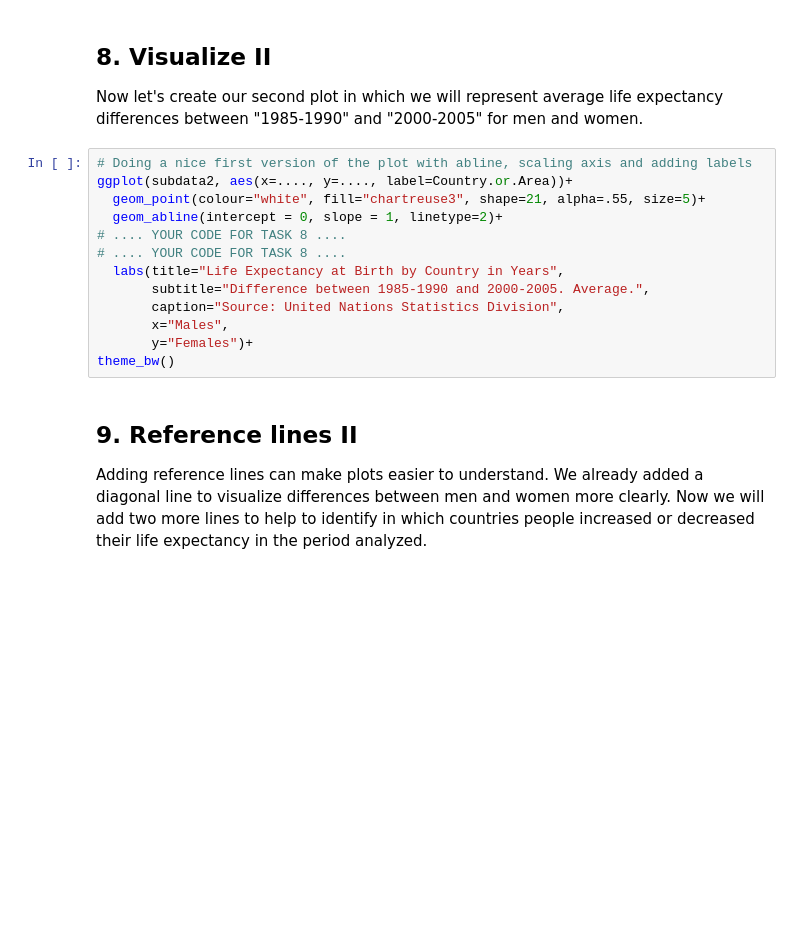
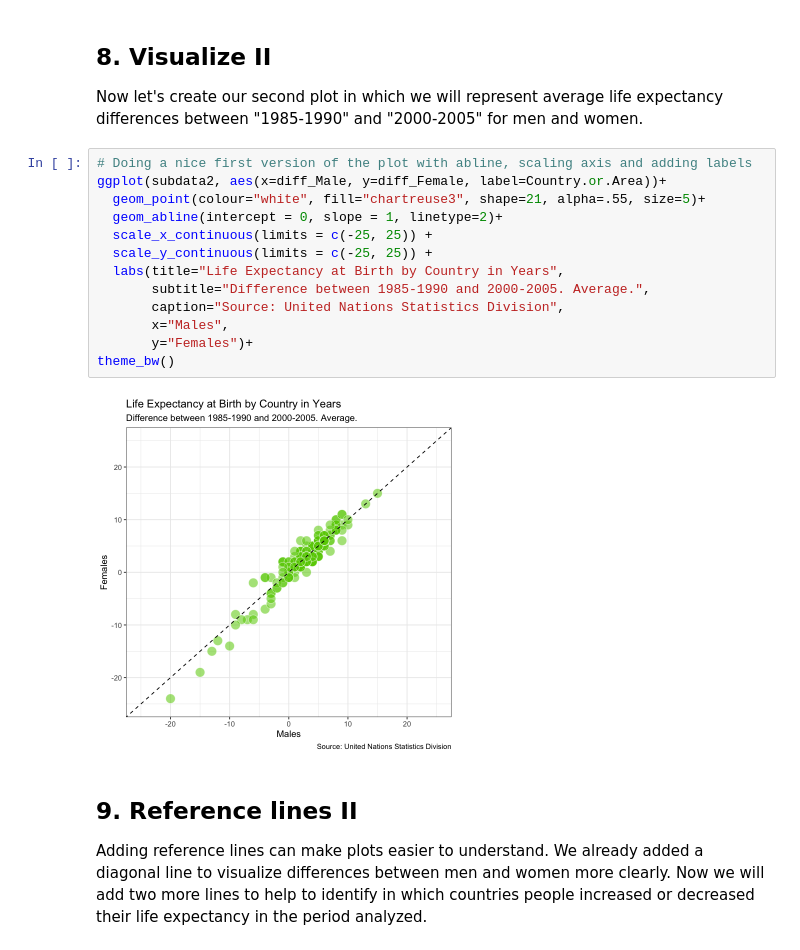
Before and after one commit to JeremyTallant/life_expectancy, a Jupyter notebook: life_analysis.ipynb, the cells around one changed output. Drawn from its saved outputs; the diff is of its cells as text; blank space fills up the shorter version.

```diff
--- a/life_analysis.ipynb
+++ b/life_analysis.ipynb
@@ -157,17 +157,19 @@ A data.frame: 6 × 10
 <p>Now let's create our second plot in which we will represent average life expectancy differences between "1985-1990" and "2000-2005" for men and women.</p>
 # %%
 # Doing a nice first version of the plot with abline, scaling axis and adding labels
-ggplot(subdata2, aes(x=...., y=...., label=Country.or.Area))+
+ggplot(subdata2, aes(x=diff_Male, y=diff_Female, label=Country.or.Area))+
   geom_point(colour="white", fill="chartreuse3", shape=21, alpha=.55, size=5)+
   geom_abline(intercept = 0, slope = 1, linetype=2)+
-# .... YOUR CODE FOR TASK 8 ....
-# .... YOUR CODE FOR TASK 8 ....
+  scale_x_continuous(limits = c(-25, 25)) +
+  scale_y_continuous(limits = c(-25, 25)) +
   labs(title="Life Expectancy at Birth by Country in Years",
        subtitle="Difference between 1985-1990 and 2000-2005. Average.",
        caption="Source: United Nations Statistics Division",
        x="Males",
        y="Females")+
 theme_bw()
+# %% [output]
+[figure, added]
 # %% [markdown]
 ## 9. Reference lines II
 <p>Adding reference lines can make plots easier to understand. We already added a diagonal line to visualize differences between men and women more clearly. Now we will add two more lines to help to identify in which countries people increased or decreased their life expectancy in the period analyzed.</p>
```
